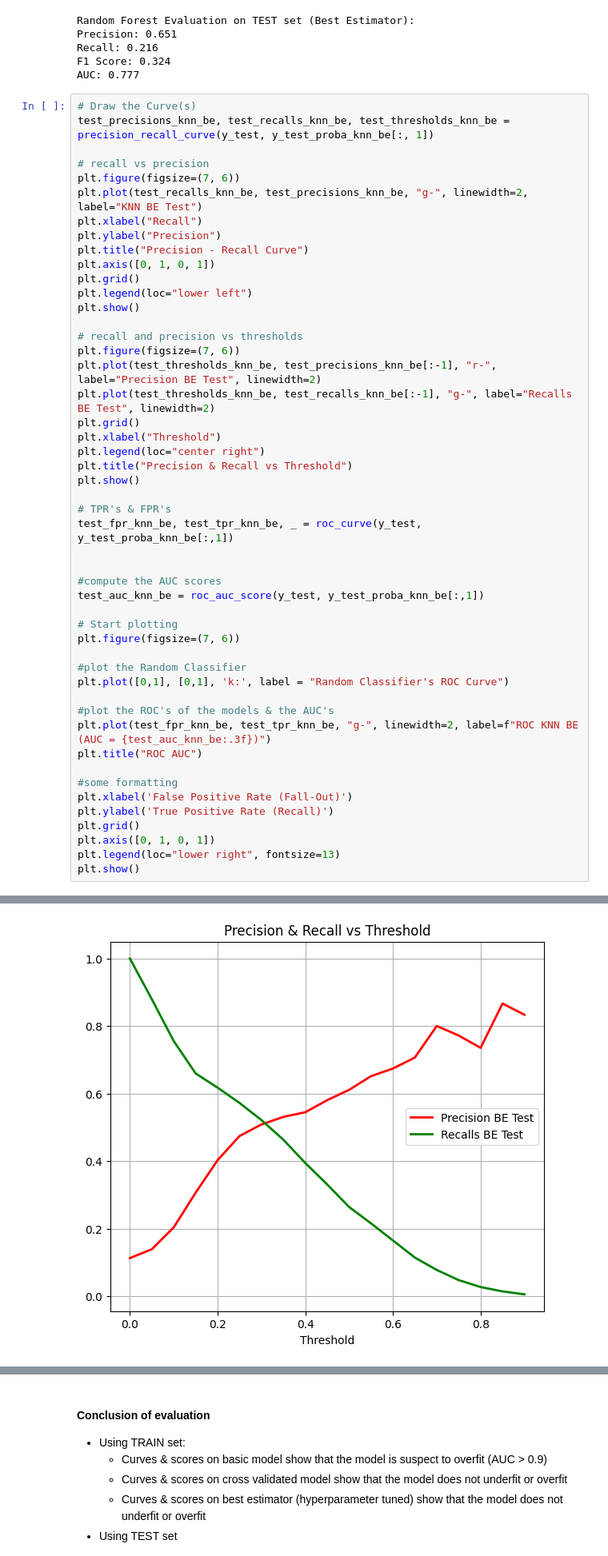
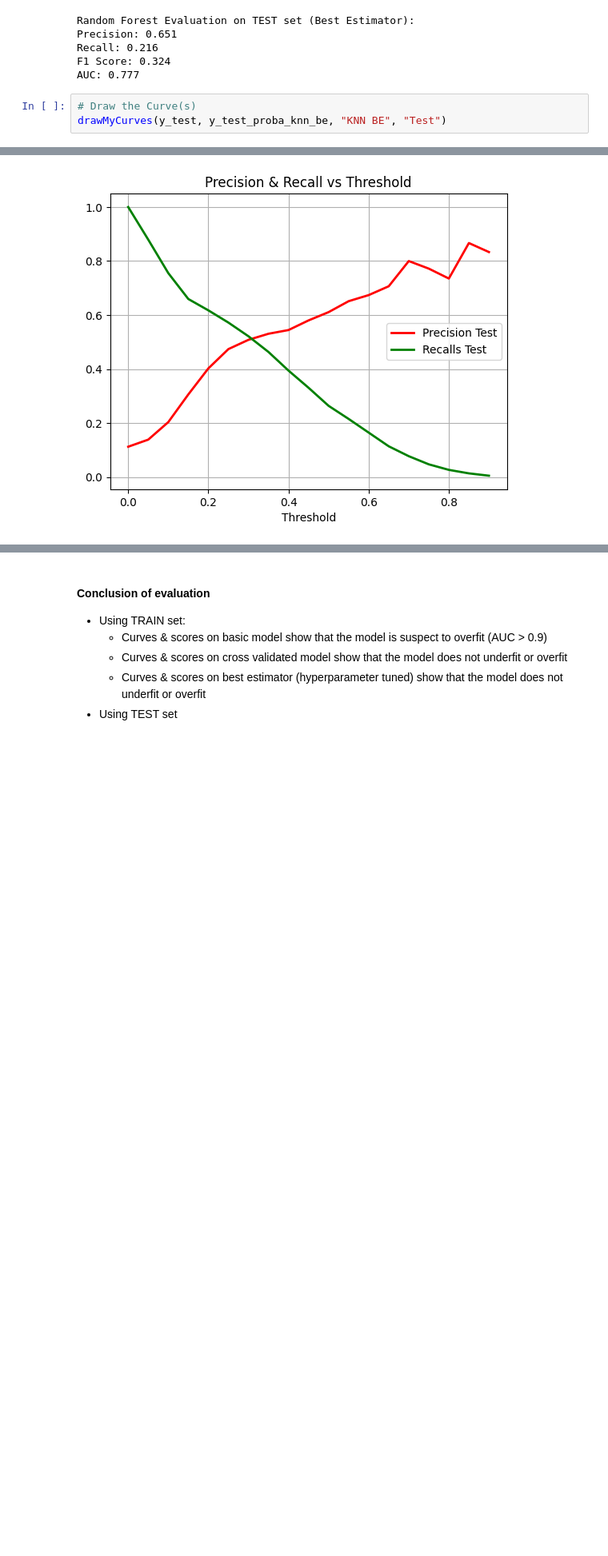
Before and after one commit to elen-ladder/MADS_Bank_Telemarketing, a Jupyter notebook: BankMarketing_Shared.ipynb, the cells around one changed output, grey strips where cells are left out. Shown at 80% size. Cells and saved outputs as stored; diff of their text form; blank space fills up the shorter version.

```diff
--- a/BankMarketing_Shared.ipynb
+++ b/BankMarketing_Shared.ipynb
@@ -1618,51 +1268,5 @@ F1 Score: 0.324
 AUC: 0.777
 # %%
 # Draw the Curve(s)
-test_precisions_knn_be, test_recalls_knn_be, test_thresholds_knn_be = precision_recall_curve(y_test, y_test_proba_knn_be[:, 1])
-
-# recall vs precision
-plt.figure(figsize=(7, 6))
-plt.plot(test_recalls_knn_be, test_precisions_knn_be, "g-", linewidth=2, label="KNN BE Test")
-plt.xlabel("Recall")
-plt.ylabel("Precision")
-plt.title("Precision - Recall Curve")
-plt.axis([0, 1, 0, 1])
-plt.grid()
-plt.legend(loc="lower left")
-plt.show()
-
-# recall and precision vs thresholds
-plt.figure(figsize=(7, 6))
-plt.plot(test_thresholds_knn_be, test_precisions_knn_be[:-1], "r-", label="Precision BE Test", linewidth=2)
-plt.plot(test_thresholds_knn_be, test_recalls_knn_be[:-1], "g-", label="Recalls BE Test", linewidth=2)
-plt.grid()
-plt.xlabel("Threshold")
-plt.legend(loc="center right")
-plt.title("Precision & Recall vs Threshold")
-plt.show()
-
-# TPR's & FPR's
-test_fpr_knn_be, test_tpr_knn_be, _ = roc_curve(y_test, y_test_proba_knn_be[:,1])
-
-
-#compute the AUC scores
-test_auc_knn_be = roc_auc_score(y_test, y_test_proba_knn_be[:,1])
-
-# Start plotting
-plt.figure(figsize=(7, 6))
-
-#plot the Random Classifier
-plt.plot([0,1], [0,1], 'k:', label = "Random Classifier's ROC Curve")
-
-#plot the ROC's of the models & the AUC's
-plt.plot(test_fpr_knn_be, test_tpr_knn_be, "g-", linewidth=2, label=f"ROC KNN BE (AUC = {test_auc_knn_be:.3f})")
-plt.title("ROC AUC")
-
-#some formatting
-plt.xlabel('False Positive Rate (Fall-Out)')
-plt.ylabel('True Positive Rate (Recall)')
-plt.grid()
-plt.axis([0, 1, 0, 1])
-plt.legend(loc="lower right", fontsize=13)
-plt.show()
+drawMyCurves(y_test, y_test_proba_knn_be, "KNN BE", "Test")
 # %% [output]
@@ -1670 +1274 @@ plt.show()
-[figure, old version]
+[figure, new version]
```
Also changed, not shown: parts of 10 cells of this notebook.
